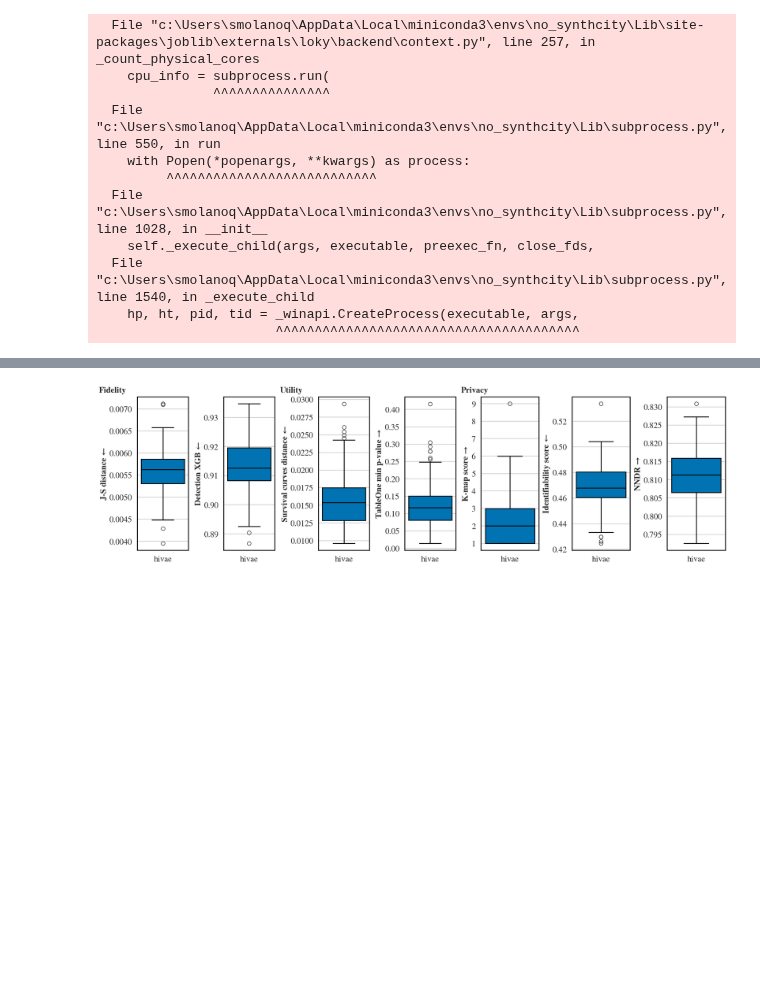
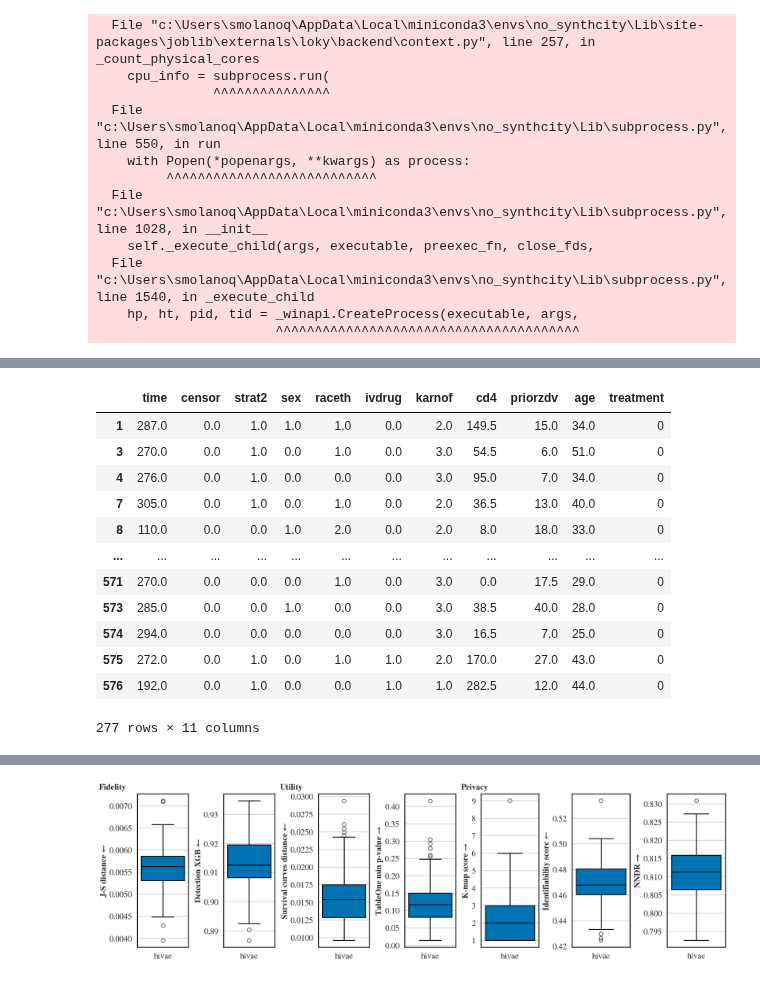
Before and after one commit to aguilloux/survgen-clinical-trials, a Jupyter notebook: tutorials/tutorial_ACTG320_new.ipynb, the cells around one changed output, grey strips where cells are left out. Cells and saved outputs as stored; diff of their text form; code cells hidden in the pictures; blank space fills up the shorter version.

```diff
--- a/tutorials/tutorial_ACTG320_new.ipynb
+++ b/tutorials/tutorial_ACTG320_new.ipynb
@@ -523,0 +478,16 @@ score_df
+# %%
+df_init_control.iloc[[k for k in range(len(df_init_control)) if k not in list(df_init_control.sample(frac=0.5).index)]]
+# %% [output]
+|  | time | censor | strat2 | sex | raceth | ivdrug | karnof | cd4 | priorzdv | age | treatment |
+| 1 | 287.0 | 0.0 | 1.0 | 1.0 | 1.0 | 0.0 | 2.0 | 149.5 | 15.0 | 34.0 | 0 |
+| 3 | 270.0 | 0.0 | 1.0 | 0.0 | 1.0 | 0.0 | 3.0 | 54.5 | 6.0 | 51.0 | 0 |
+| 4 | 276.0 | 0.0 | 1.0 | 0.0 | 0.0 | 0.0 | 3.0 | 95.0 | 7.0 | 34.0 | 0 |
+| 7 | 305.0 | 0.0 | 1.0 | 0.0 | 1.0 | 0.0 | 2.0 | 36.5 | 13.0 | 40.0 | 0 |
+| 8 | 110.0 | 0.0 | 0.0 | 1.0 | 2.0 | 0.0 | 2.0 | 8.0 | 18.0 | 33.0 | 0 |
+| ... | ... | ... | ... | ... | ... | ... | ... | ... | ... | ... | ... |
+| 571 | 270.0 | 0.0 | 0.0 | 0.0 | 1.0 | 0.0 | 3.0 | 0.0 | 17.5 | 29.0 | 0 |
+| 573 | 285.0 | 0.0 | 0.0 | 1.0 | 0.0 | 0.0 | 3.0 | 38.5 | 40.0 | 28.0 | 0 |
+| 574 | 294.0 | 0.0 | 0.0 | 0.0 | 0.0 | 0.0 | 3.0 | 16.5 | 7.0 | 25.0 | 0 |
+| 575 | 272.0 | 0.0 | 1.0 | 0.0 | 1.0 | 1.0 | 2.0 | 170.0 | 27.0 | 43.0 | 0 |
+| 576 | 192.0 | 0.0 | 1.0 | 0.0 | 0.0 | 1.0 | 1.0 | 282.5 | 12.0 | 44.0 | 0 |
+277 rows × 11 columns
```
Also changed, not shown: parts of 17 cells of this notebook, 1 other file.
